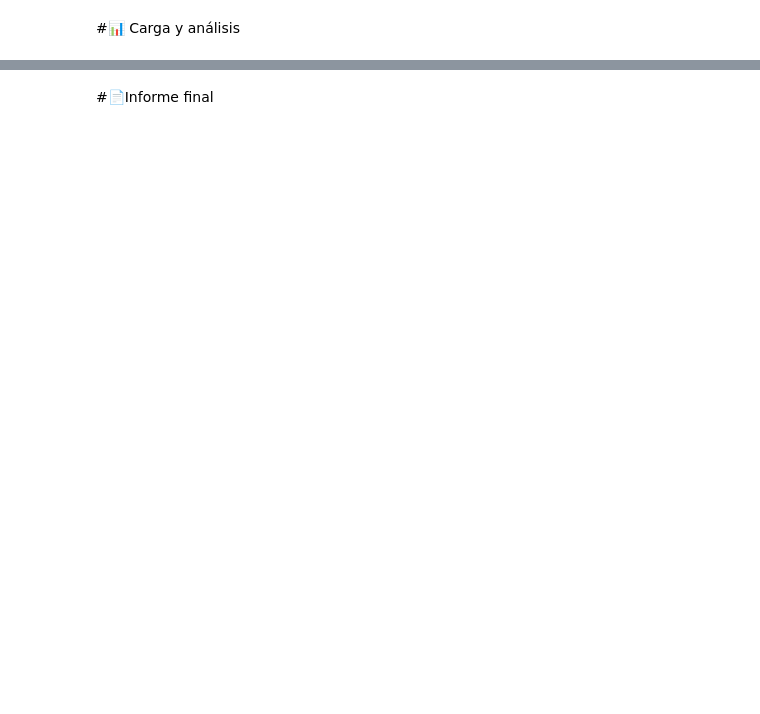
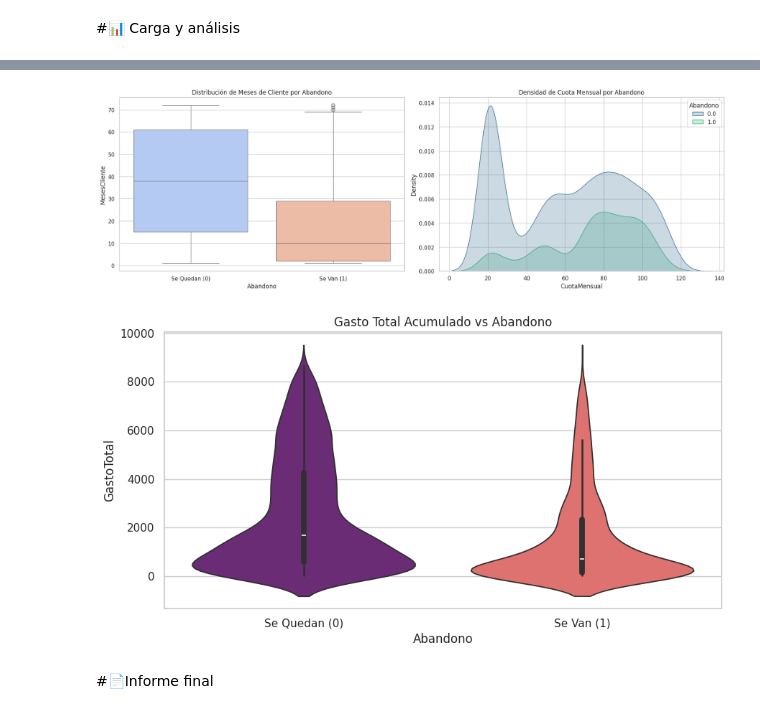
Before and after one commit to PaiGV/Challenge-Alura-Challenge-Telecom-X, a Jupyter notebook: TelecomX_LATAM.ipynb, the cells around one changed output, grey strips where cells are left out. Saved outputs shown, nothing was run; the diff lists cells and outputs as text; code cells hidden in the pictures; blank space fills up the shorter version.

```diff
--- a/TelecomX_LATAM.ipynb
+++ b/TelecomX_LATAM.ipynb
@@ -73,0 +123,4 @@ df.head()
+# %%
+df.dropna(subset=['Churn'], inplace=True)
+
+print(f"✔ ¡Limpieza finalizada! Filas para analizar: {len(df)}")
@@ -76,2 +286,23 @@ df.head()
+# %%
+fig, axes = plt.subplots(1, 2, figsize=(18, 6))
+
+sns.boxplot(data=df, x='Abandono', y='MesesCliente', ax=axes[0], palette='coolwarm')
+axes[0].set_title('Distribución de Meses de Cliente por Abandono')
+axes[0].set_xticklabels(['Se Quedan (0)', 'Se Van (1)'])
+
+sns.kdeplot(data=df, x='CuotaMensual', hue='Abandono', shade=True, ax=axes[1], palette='viridis')
+axes[1].set_title('Densidad de Cuota Mensual por Abandono')
+
+plt.tight_layout()
+plt.show()
+
+plt.figure(figsize=(10, 5))
+sns.violinplot(data=df, x='Abandono', y='GastoTotal', palette='magma')
+plt.title('Gasto Total Acumulado vs Abandono')
+plt.xticks([0, 1], ['Se Quedan (0)', 'Se Van (1)'])
+plt.show()
+# %% [output]
+[figure, added]
+[figure, added]
 # %% [markdown]
 #📄Informe final
```
Also changed, not shown: parts of 16 cells of this notebook.
